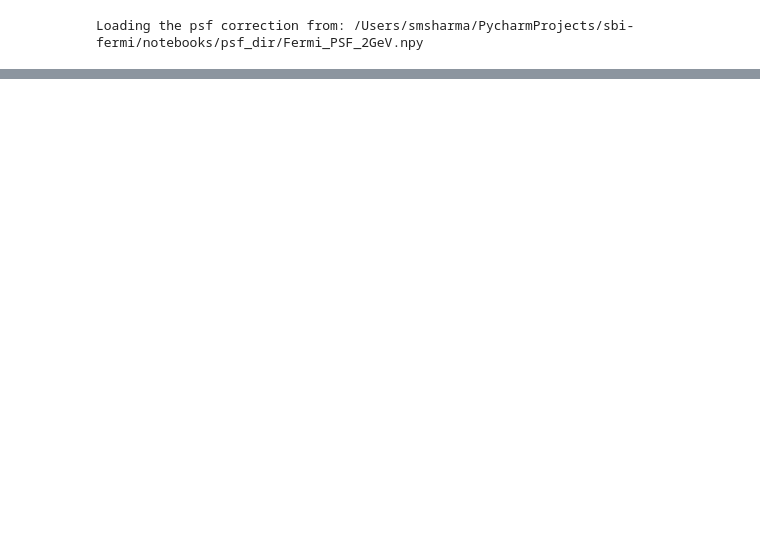
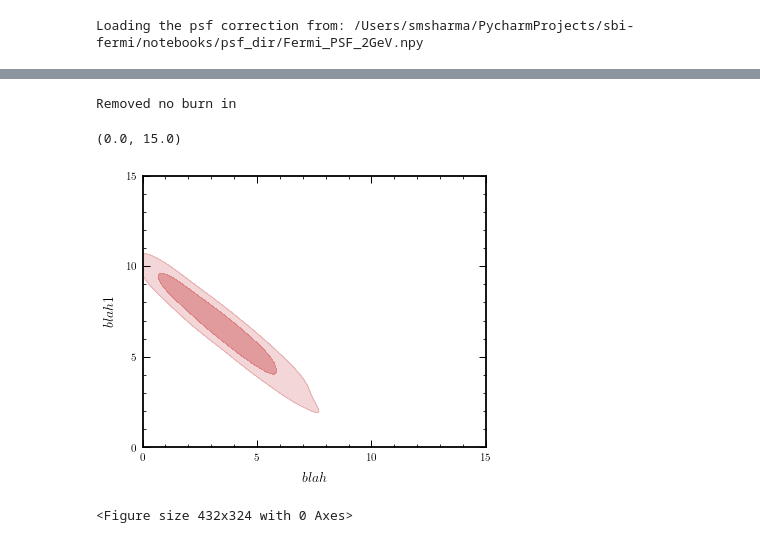
Before and after one commit to smsharma/fermi-gce-flows, a Jupyter notebook: notebooks/04_nptf.ipynb, the cells around one changed output, grey strips where cells are left out. Drawn from its saved outputs; the diff is of its cells as text; code cells hidden in the pictures; blank space fills up the shorter version.

```diff
--- a/notebooks/04_nptf.ipynb
+++ b/notebooks/04_nptf.ipynb
@@ -41,0 +24,11 @@ hp.mollview(mask,title='',cbar=False,min=0,max=1)
+# %%
+import matplotlib.pylab as pylab
+import warnings
+import matplotlib.cbook
+
+from plot_params import params
+
+warnings.filterwarnings("ignore",category=matplotlib.cbook.mplDeprecation)
+
+pylab.rcParams.update(params)
+cols_default = plt.rcParams['axes.prop_cycle'].by_key()['color']
@@ -182,0 +262,3 @@ plt.yscale("log")
+# %%
+area_mask = cm.make_mask_total(nside=128, band_mask = True, band_mask_range=2, mask_ring=True, inner=0, outer=25)
+div = np.mean(fermi_data[~area_mask])
@@ -182,0 +275,27 @@ plt.yscale("log")
+# %%
+samples_weighted = np.load("../data/nptfit_samples/runs_25_ModelO_1_0.8_samples.npz")["samples_thinned_flattened"]
+samples = copy.deepcopy(samples_weighted)
+
+idx = 6
+
+samps_dm = samples[:, 0] / div * 100
+samps_ps = samples[:, idx] / div * 100
+samps_dsk = samples[:, idx+6] / div * 100
+# %%
+from getdist import plots, MCSamples
+import getdist
+
+samps = np.transpose(np.array([samps_dm, samps_ps]))
+
+fig, ax = plt.subplots()
+
+g = plots.get_single_plotter()
+samps_inst = MCSamples(samples=samps, names = ['blah','blah1'], labels = ['blah','blah1'])
+g.plot_2d(samps_inst, 'blah', 'blah1', filled=True, ax=ax, alphas=[0.5], colors=[cols_default[0]])
+ax.set_xlim(0, 15)
+ax.set_ylim(0, 15)
+# %% [output]
+Removed no burn in
+(0.0, 15.0)
+[figure, added]
+<Figure size 432x324 with 0 Axes>
```
Also changed, not shown: parts of 24 cells of this notebook, 29 other files.
